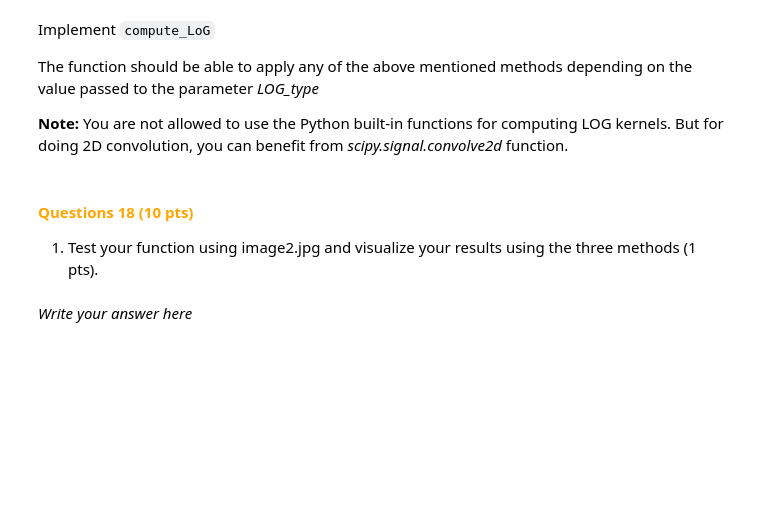
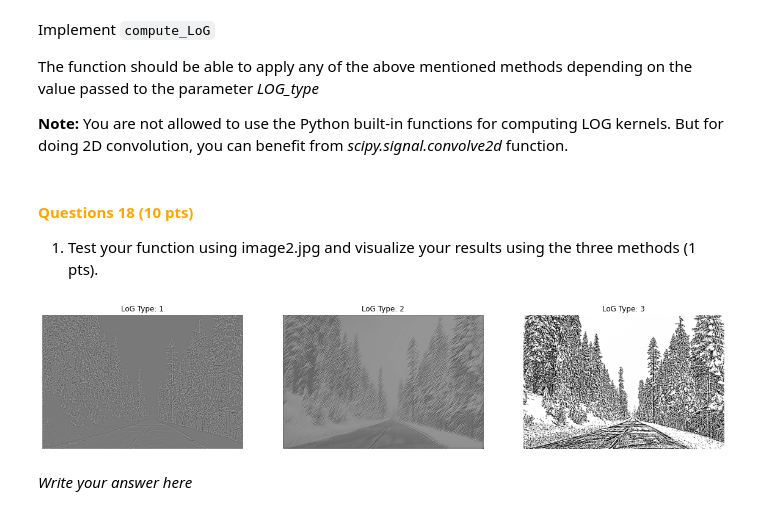
Before and after one commit to nordinbelkacemi/cv1-lab1, a Jupyter notebook: lab2/15096157_13740512_12556963.ipynb, the cells around one changed output. Saved outputs shown, nothing was run; the diff lists cells and outputs as text; code cells hidden in the pictures; blank space fills up the shorter version.

```diff
--- a/lab2/15096157_13740512_12556963.ipynb
+++ b/lab2/15096157_13740512_12556963.ipynb
@@ -900,3 +924,22 @@ def compute_LoG(image, LOG_type):
+# %%
+def compute_LoG(image, LOG_type):
+
+    if LOG_type == 1:
+        imOut = cv2.GaussianBlur(image, (5,5), 0.5)
+        imOut = cv2.Laplacian(imOut, ddepth=cv2.CV_64F, ksize=5)
+
+    elif LOG_type == 2:
+        kernel = np.identity(5)
+        kernel = cv2.GaussianBlur(kernel, (5,5), 0.5)
+        kernel = cv2.Laplacian(kernel, ddepth=cv2.CV_64F, ksize=5)
+        imOut = scipy.signal.convolve2d(image, kernel)
+
+    elif LOG_type == 3:
+        Gaussian_1 = cv2.GaussianBlur(image, (5,5), 1.6)
+        Gaussian_2 = cv2.GaussianBlur(image, (5,5), 1)
+        imOut = Gaussian_1-Gaussian_2
+
+    return imOut
 # %% [markdown]
 #### <span style="color:orange;">  Questions 18 (10 pts) </span>
 
@@ -906,3 +947,14 @@ def compute_LoG(image, LOG_type):
+# %%
+image = plt.imread("sample_data/image2.jpg")
+f = plt.figure(figsize=(20, 20))
+for i in range(1,4):
+    ax = f.add_subplot(130+i)
+    ax.imshow(compute_LoG(image, i), cmap="gray")
+    ax.axis("off")
+    ax.set_title("LoG Type: "+str(i))
+f.show()
+# %% [output]
+[figure, added]
 # %% [markdown]
 *Write your answer here*
 # %% [markdown]
```
Also changed, not shown: parts of 10 cells of this notebook, 1 other file.
